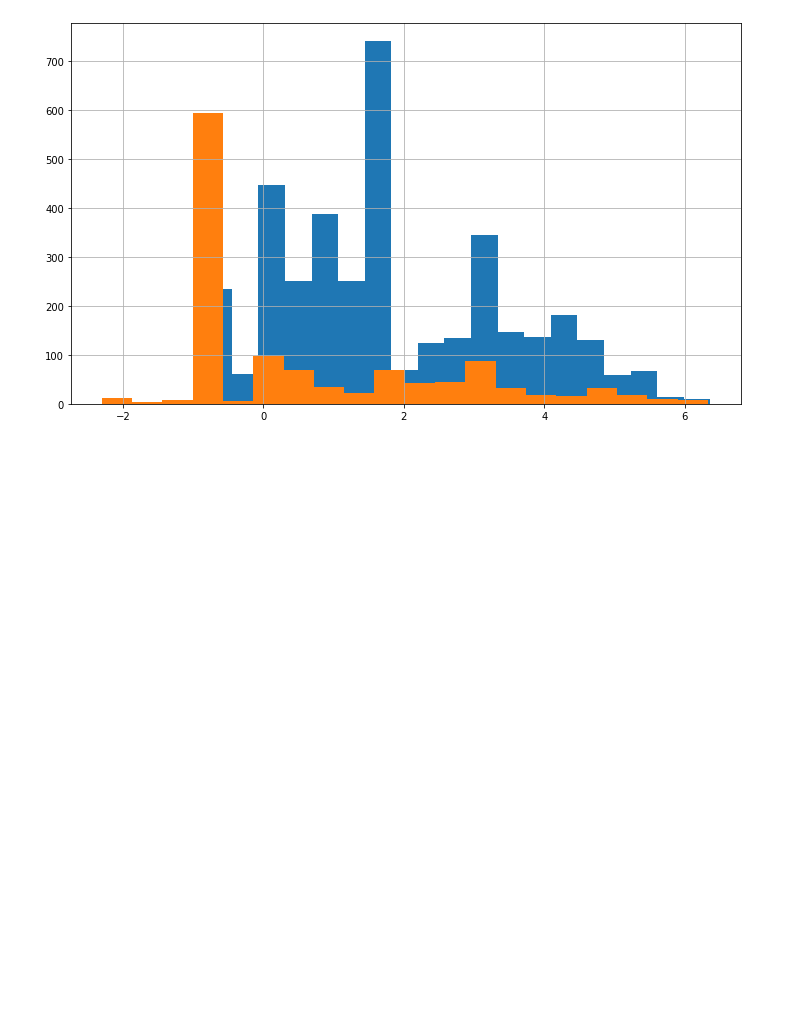
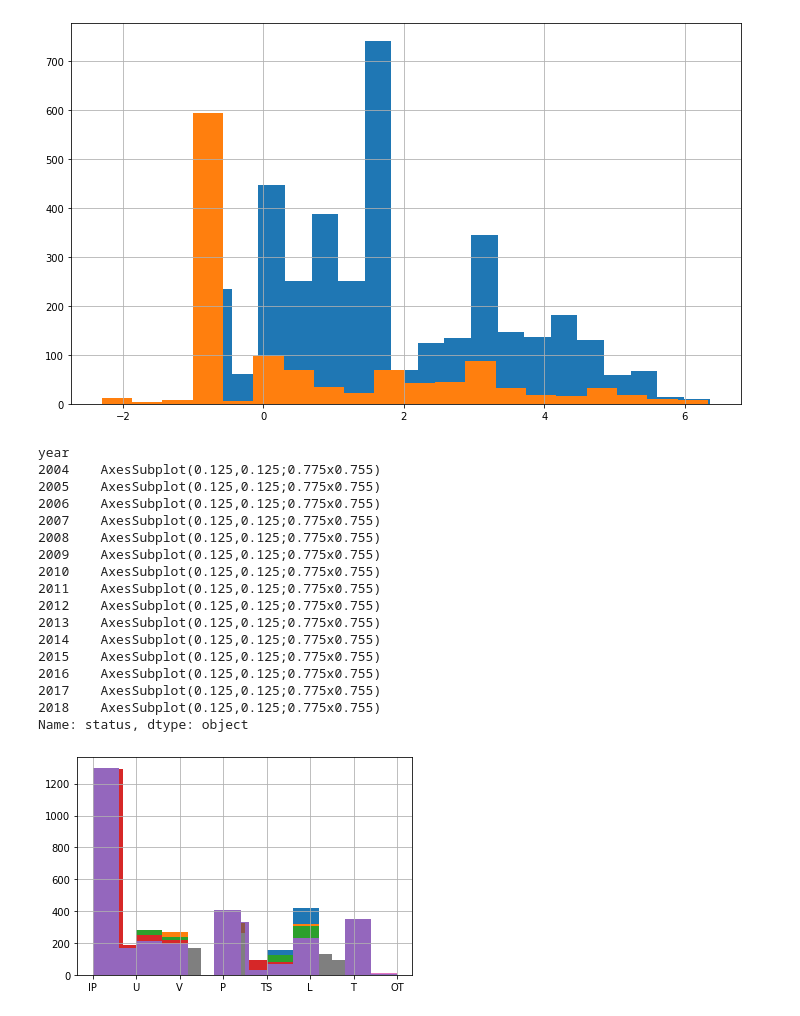
Before and after one commit to rachelsanderson/reduced-form, a Jupyter notebook: analyze_proposed_gen_data.ipynb, the cells around one changed output. Saved outputs shown, nothing was run; the diff lists cells and outputs as text; code cells hidden in the pictures; blank space fills up the shorter version.

Commit message:
stopping for lunch, added more proposed gen analyis

```diff
--- a/analyze_proposed_gen_data.ipynb
+++ b/analyze_proposed_gen_data.ipynb
@@ -67,3 +67,24 @@ early
 1    AxesSubplot(0.125,0.125;0.775x0.755)
 Name: log_cap, dtype: object
 [figure]
+# %%
+proposed_generators.groupby("year")['status'].hist()
+# %% [output]
+year
+2004    AxesSubplot(0.125,0.125;0.775x0.755)
+2005    AxesSubplot(0.125,0.125;0.775x0.755)
+2006    AxesSubplot(0.125,0.125;0.775x0.755)
+2007    AxesSubplot(0.125,0.125;0.775x0.755)
+2008    AxesSubplot(0.125,0.125;0.775x0.755)
+2009    AxesSubplot(0.125,0.125;0.775x0.755)
+2010    AxesSubplot(0.125,0.125;0.775x0.755)
+2011    AxesSubplot(0.125,0.125;0.775x0.755)
+2012    AxesSubplot(0.125,0.125;0.775x0.755)
+2013    AxesSubplot(0.125,0.125;0.775x0.755)
+2014    AxesSubplot(0.125,0.125;0.775x0.755)
+2015    AxesSubplot(0.125,0.125;0.775x0.755)
+2016    AxesSubplot(0.125,0.125;0.775x0.755)
+2017    AxesSubplot(0.125,0.125;0.775x0.755)
+2018    AxesSubplot(0.125,0.125;0.775x0.755)
+Name: status, dtype: object
+[figure, added]
```
Also changed, not shown: 1 other file.
